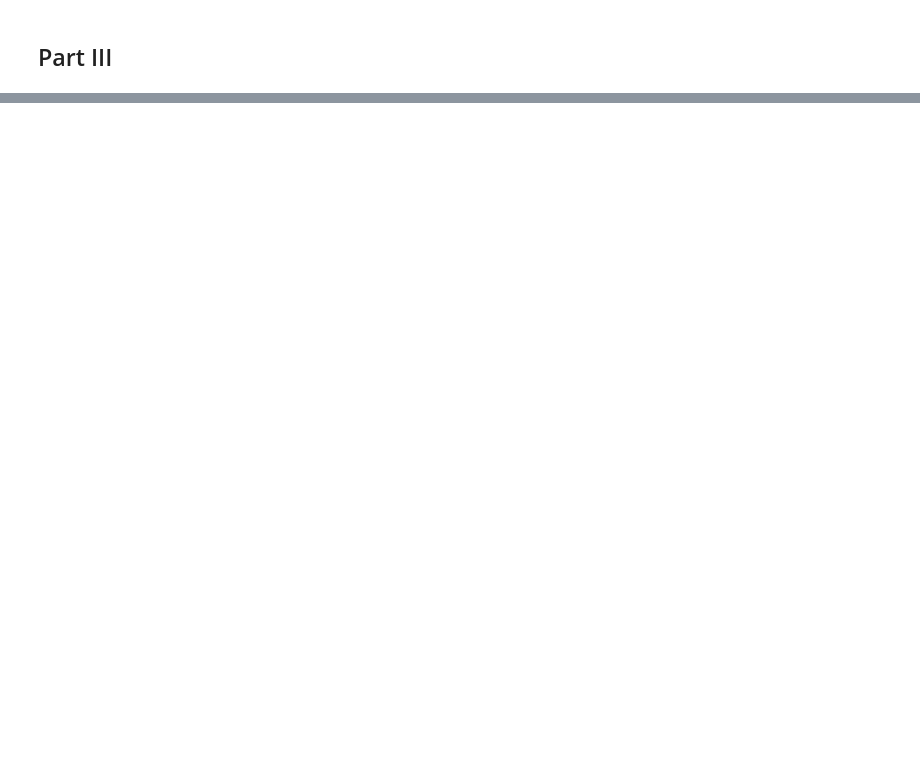
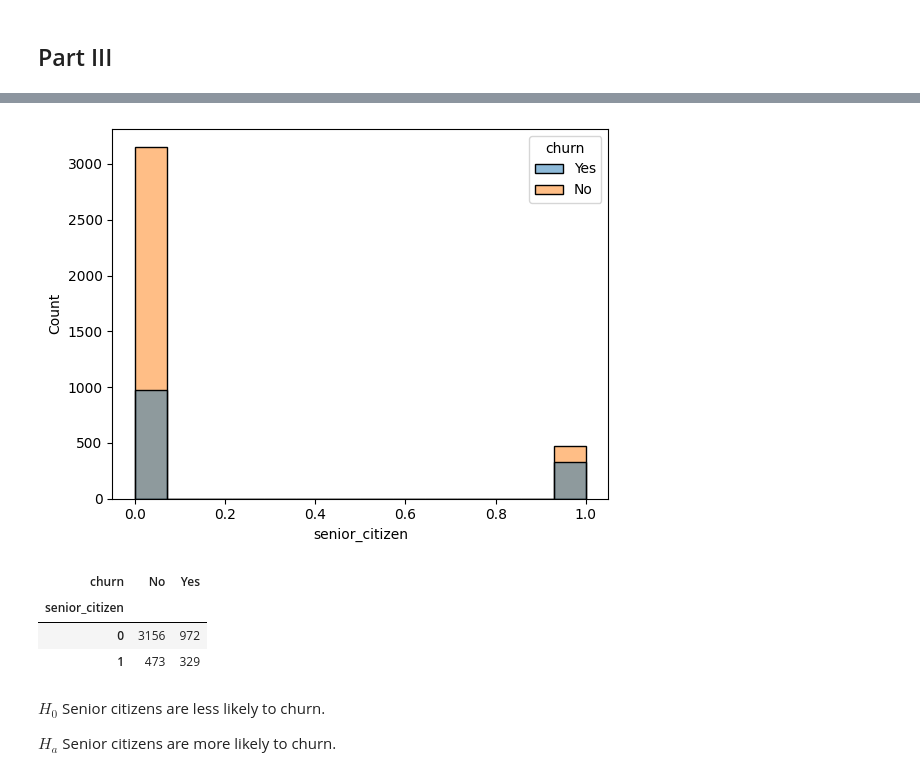
Before and after one commit to eelysee/classification_exercises, a Jupyter notebook: classification_exercises.ipynb, the cells around one changed output, grey strips where cells are left out. Saved outputs shown, nothing was run; the diff lists cells and outputs as text; code cells hidden in the pictures; blank space fills up the shorter version.

```diff
--- a/classification_exercises.ipynb
+++ b/classification_exercises.ipynb
@@ -833,0 +899,17 @@ titanic.groupby('pclass').describe().T
+# %%
+sns.histplot(data = t_telco, x = 'senior_citizen', hue = 'churn')
+plt.show()
+# %% [output]
+[figure, added]
+# %%
+telco_cross = pd.crosstab(t_telco.senior_citizen, t_telco.churn)
+telco_cross
+# %% [output]
+| churn | No | Yes |
+| senior_citizen |  |  |
+| 0 | 3156 | 972 |
+| 1 | 473 | 329 |
+# %% [markdown]
+$H_0$ Senior citizens are less likely to churn.
+
+$H_a$ Senior citizens are more likely to churn.
```
Also changed, not shown: parts of 12 cells of this notebook, 4 other files.
